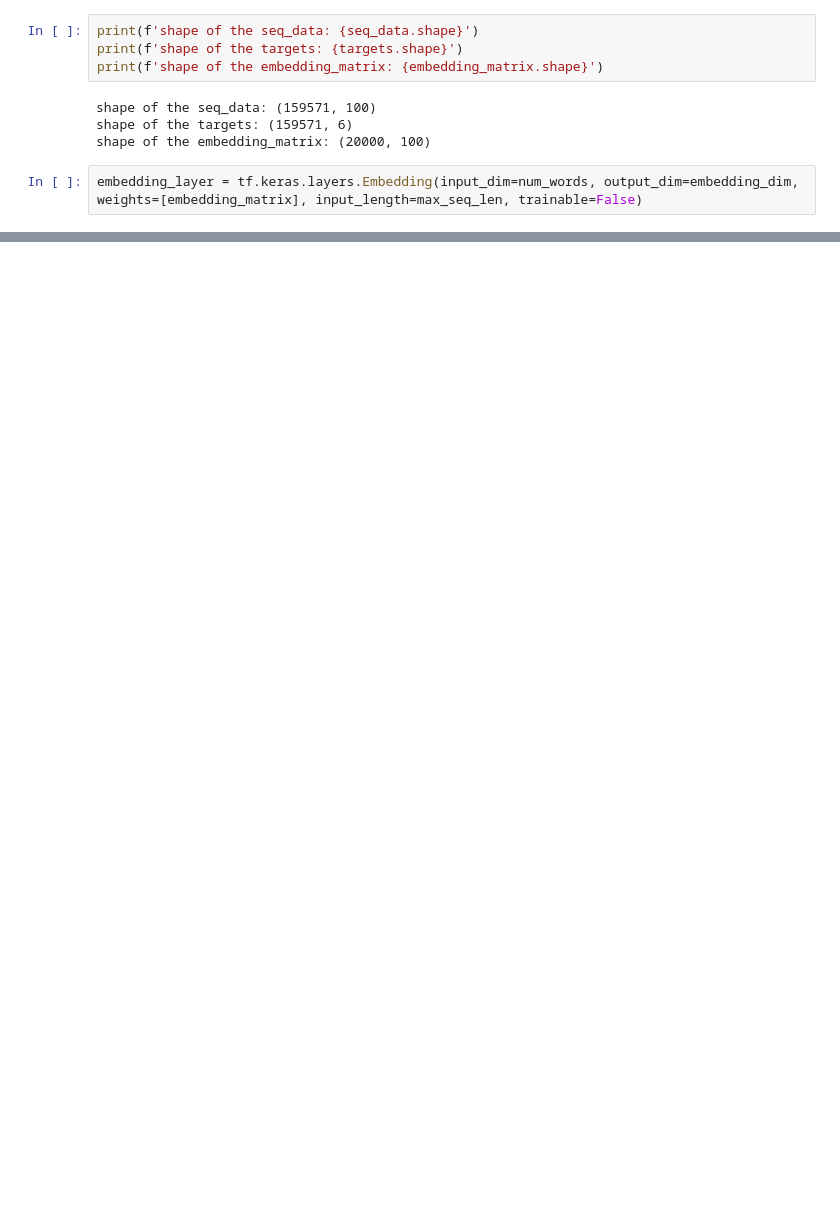
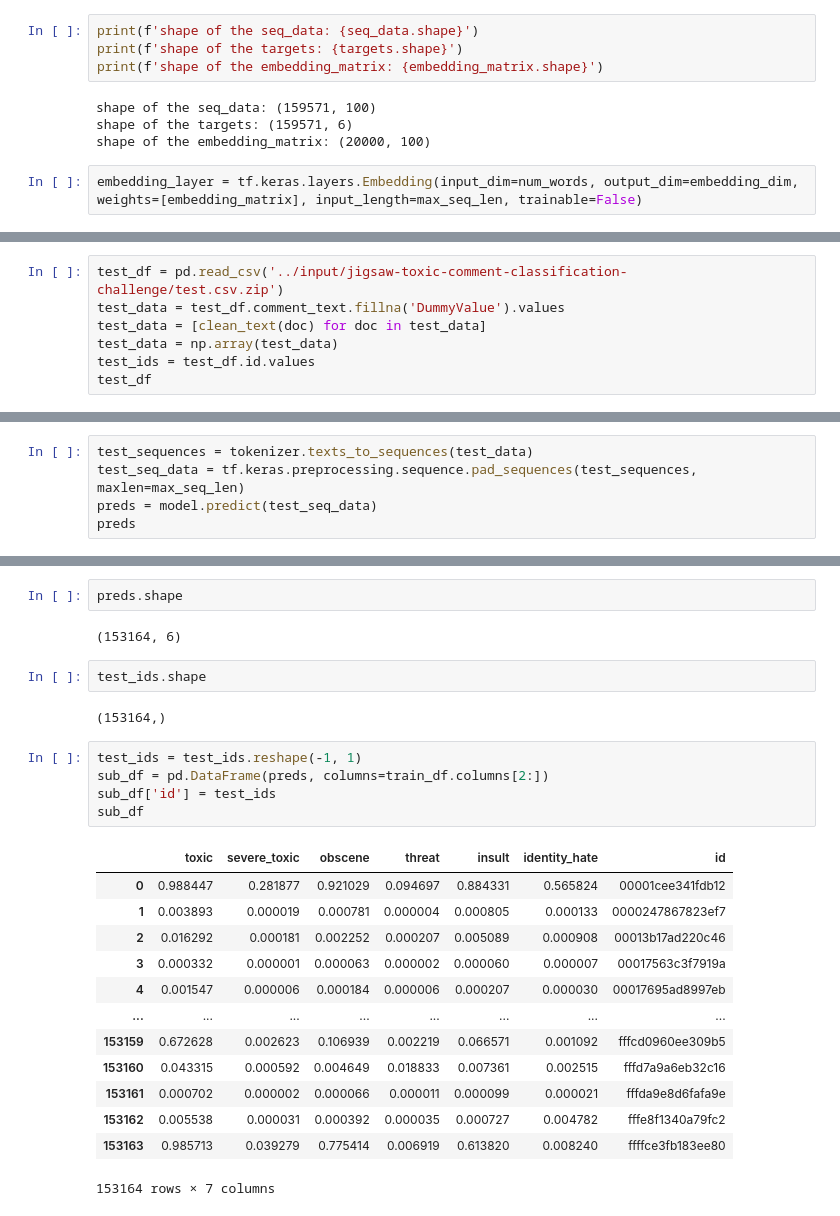
Before and after one commit to praveengadiyaram369/nlp_practice, a Jupyter notebook: sample_projects/jigsaw_toxic_comments_classification/multilabel_classification_jigsaw.ipynb, the cells around one changed output, grey strips where cells are left out. Saved outputs shown, nothing was run; the diff lists cells and outputs as text; blank space fills up the shorter version.

```diff
--- a/sample_projects/jigsaw_toxic_comments_classification/multilabel_classification_jigsaw.ipynb
+++ b/sample_projects/jigsaw_toxic_comments_classification/multilabel_classification_jigsaw.ipynb
@@ -153,0 +222,7 @@ plt.show()
+# %%
+test_df = pd.read_csv('../input/jigsaw-toxic-comment-classification-challenge/test.csv.zip')
+test_data = test_df.comment_text.fillna('DummyValue').values
+test_data = [clean_text(doc) for doc in test_data]
+test_data = np.array(test_data)
+test_ids = test_df.id.values
+test_df
@@ -153,0 +260,5 @@ plt.show()
+# %%
+test_sequences = tokenizer.texts_to_sequences(test_data)
+test_seq_data = tf.keras.preprocessing.sequence.pad_sequences(test_sequences, maxlen=max_seq_len)
+preds = model.predict(test_seq_data)
+preds
@@ -153,0 +279,27 @@ plt.show()
+# %%
+preds.shape
+# %% [output]
+(153164, 6)
+# %%
+test_ids.shape
+# %% [output]
+(153164,)
+# %%
+test_ids = test_ids.reshape(-1, 1)
+sub_df = pd.DataFrame(preds, columns=train_df.columns[2:])
+sub_df['id'] = test_ids
+sub_df
+# %% [output]
+|  | toxic | severe_toxic | obscene | threat | insult | identity_hate | id |
+| 0 | 0.988447 | 0.281877 | 0.921029 | 0.094697 | 0.884331 | 0.565824 | 00001cee341fdb12 |
+| 1 | 0.003893 | 0.000019 | 0.000781 | 0.000004 | 0.000805 | 0.000133 | 0000247867823ef7 |
+| 2 | 0.016292 | 0.000181 | 0.002252 | 0.000207 | 0.005089 | 0.000908 | 00013b17ad220c46 |
+| 3 | 0.000332 | 0.000001 | 0.000063 | 0.000002 | 0.000060 | 0.000007 | 00017563c3f7919a |
+| 4 | 0.001547 | 0.000006 | 0.000184 | 0.000006 | 0.000207 | 0.000030 | 00017695ad8997eb |
+| ... | ... | ... | ... | ... | ... | ... | ... |
+| 153159 | 0.672628 | 0.002623 | 0.106939 | 0.002219 | 0.066571 | 0.001092 | fffcd0960ee309b5 |
+| 153160 | 0.043315 | 0.000592 | 0.004649 | 0.018833 | 0.007361 | 0.002515 | fffd7a9a6eb32c16 |
+| 153161 | 0.000702 | 0.000002 | 0.000066 | 0.000011 | 0.000099 | 0.000021 | fffda9e8d6fafa9e |
+| 153162 | 0.005538 | 0.000031 | 0.000392 | 0.000035 | 0.000727 | 0.004782 | fffe8f1340a79fc2 |
+| 153163 | 0.985713 | 0.039279 | 0.775414 | 0.006919 | 0.613820 | 0.008240 | ffffce3fb183ee80 |
+153164 rows × 7 columns
```
Also changed, not shown: parts of 28 cells of this notebook.
